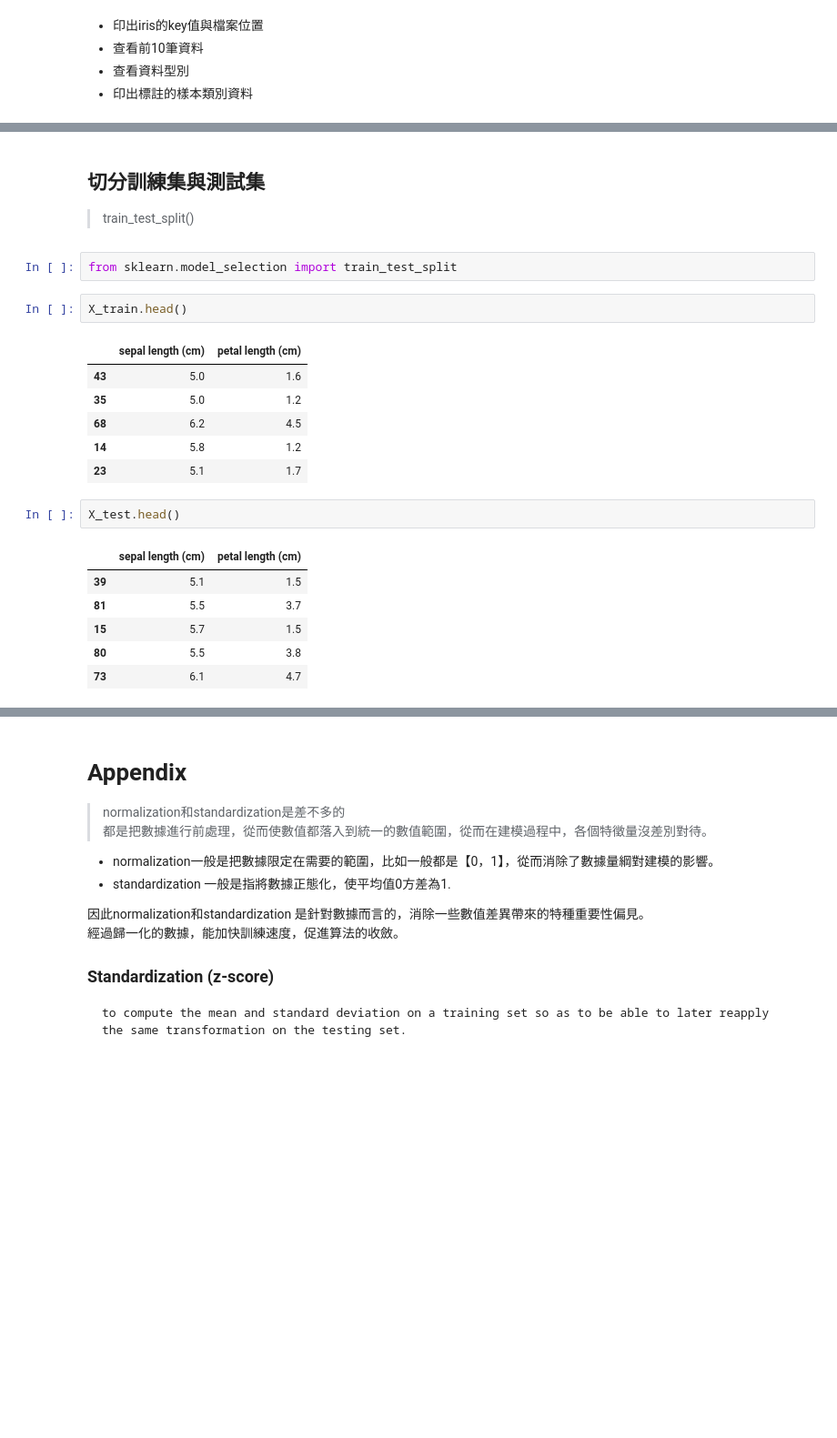
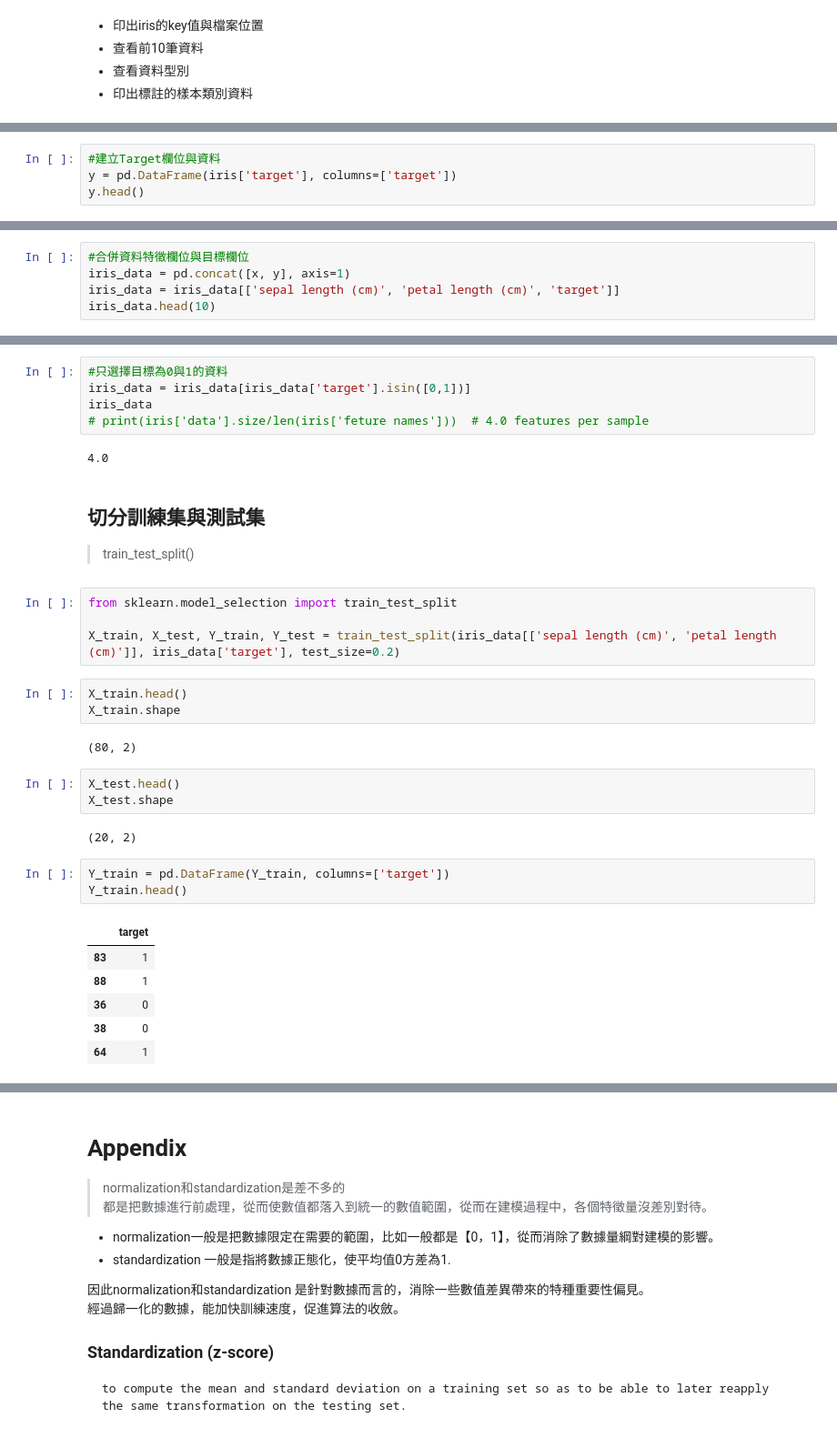
Before and after one commit to zhiyulin104/IMLP456, a Jupyter notebook: Unit03/6_scikit_learn_Basic_實戰.ipynb, the cells around one changed output, grey strips where cells are left out. Shown at 91% size. Cells and saved outputs as stored; diff of their text form; blank space fills up the shorter version.

```diff
--- a/Unit03/6_scikit_learn_Basic_實戰.ipynb
+++ b/Unit03/6_scikit_learn_Basic_實戰.ipynb
@@ -138,0 +127,4 @@ target_names: ['setosa' 'versicolor' 'virginica']
+# %%
+#建立Target欄位與資料
+y = pd.DataFrame(iris['target'], columns=['target'])
+y.head()
@@ -138,0 +138,5 @@ target_names: ['setosa' 'versicolor' 'virginica']
+# %%
+#合併資料特徵欄位與目標欄位
+iris_data = pd.concat([x, y], axis=1)
+iris_data = iris_data[['sepal length (cm)', 'petal length (cm)', 'target']]
+iris_data.head(10)
@@ -139,23 +155,34 @@ target_names: ['setosa' 'versicolor' 'virginica']
+# %%
+#只選擇目標為0與1的資料
+iris_data = iris_data[iris_data['target'].isin([0,1])]
+iris_data
+# print(iris['data'].size/len(iris['feture names']))  # 4.0 features per sample
+# %% [output]
+4.0
 # %% [markdown]
 ## 切分訓練集與測試集
 > train_test_split()
-# %%
-from sklearn.model_selection import train_test_split
+# %%
+from sklearn.model_selection import train_test_split
+
+X_train, X_test, Y_train, Y_test = train_test_split(iris_data[['sepal length (cm)', 'petal length (cm)']], iris_data['target'], test_size=0.2)
 # %%
 X_train.head()
+X_train.shape
 # %% [output]
-|  | sepal length (cm) | petal length (cm) |
-| 43 | 5.0 | 1.6 |
-| 35 | 5.0 | 1.2 |
-| 68 | 6.2 | 4.5 |
-| 14 | 5.8 | 1.2 |
-| 23 | 5.1 | 1.7 |
+(80, 2)
 # %%
 X_test.head()
+X_test.shape
 # %% [output]
-|  | sepal length (cm) | petal length (cm) |
-| 39 | 5.1 | 1.5 |
-| 81 | 5.5 | 3.7 |
-| 15 | 5.7 | 1.5 |
-| 80 | 5.5 | 3.8 |
-| 73 | 6.1 | 4.7 |
+(20, 2)
+# %%
+Y_train = pd.DataFrame(Y_train, columns=['target'])
+Y_train.head()
+# %% [output]
+|  | target |
+| 83 | 1 |
+| 88 | 1 |
+| 36 | 0 |
+| 38 | 0 |
+| 64 | 1 |
```
Also changed, not shown: parts of 23 cells of this notebook, 1 other file.
